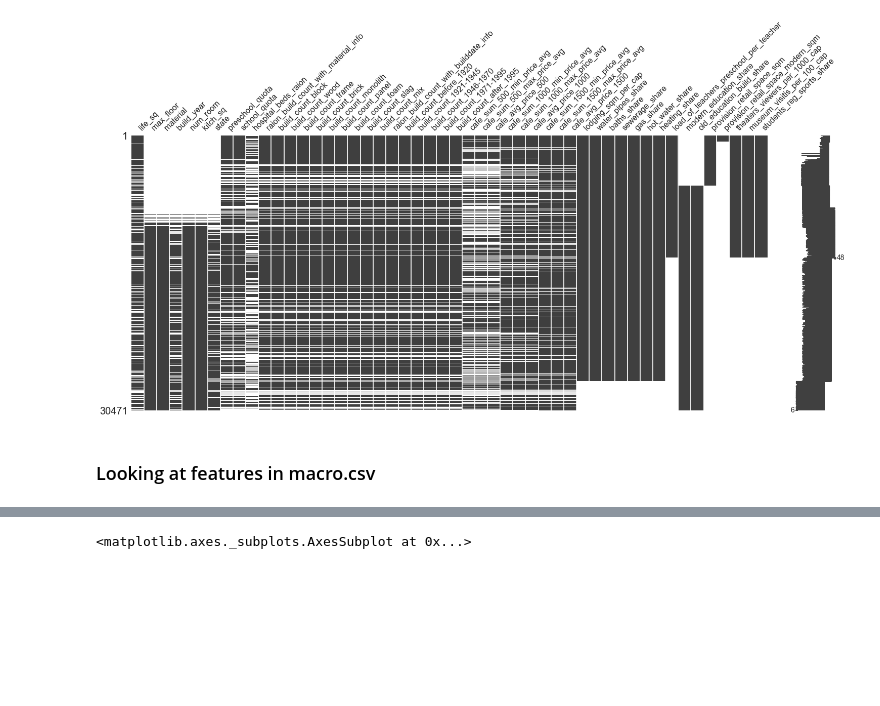
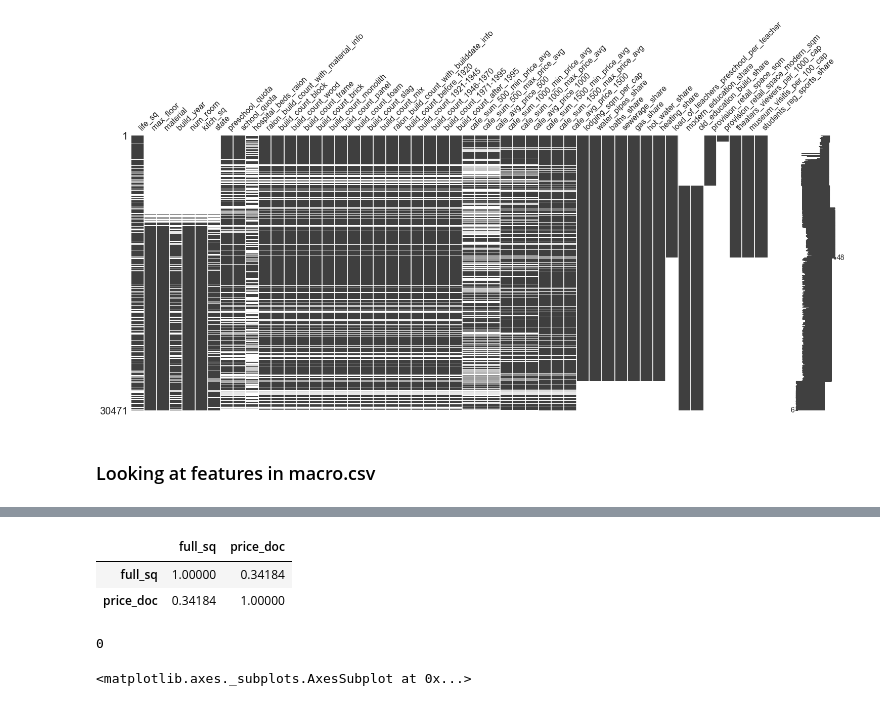
Before and after one commit to nycdatasci/bootcamp009_project, a Jupyter notebook: Project3-MachineLearning/romi_reza_sean_pradeep_andrew/reza_eda.ipynb, the cells around one changed output, grey strips where cells are left out. Drawn from its saved outputs; the diff is of its cells as text; code cells hidden in the pictures; blank space fills up the shorter version.

```diff
--- a/Project3-MachineLearning/romi_reza_sean_pradeep_andrew/reza_eda.ipynb
+++ b/Project3-MachineLearning/romi_reza_sean_pradeep_andrew/reza_eda.ipynb
@@ -139,3 +198,15 @@ strong multicollinearity or other numerical problems.
+# %%
+fullsq_floor = df.loc[df['full_sq'].notnull() & df['price_doc'].notnull(), ['full_sq','price_doc']]
+
+fullsq_floor[['full_sq','price_doc']].corr()
+# %% [output]
+|  | full_sq | price_doc |
+| full_sq | 1.00000 | 0.34184 |
+| price_doc | 0.34184 | 1.00000 |
+# %%
+np.sum(df.loc[df['full_sq'].isnull(), 'life_sq'].isnull())
+# %% [output]
+0
 # %%
 sns.pointplot(train_df['gdp_quart'],train_df['price_doc'])
 # %% [output]
```
Also changed, not shown: parts of 18 cells of this notebook, 3 other files.
